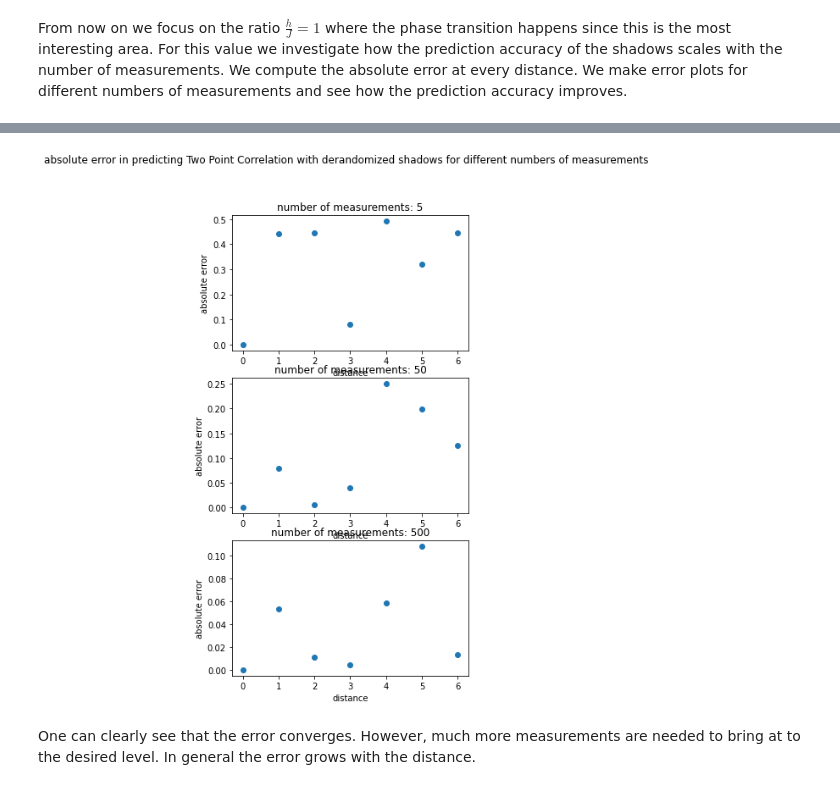
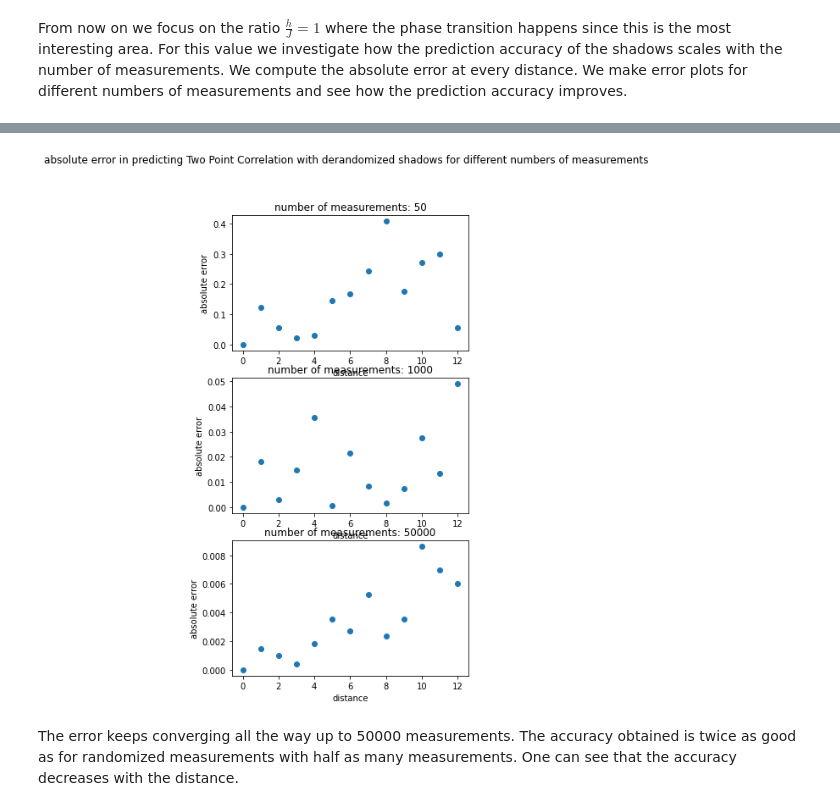
Before and after one commit to LennartBuerger/classical-shadows-for-1d-TFIM-energy-estimation, a Jupyter notebook: display_data/shadow_performance_analysis.ipynb, the cells around one changed output, grey strips where cells are left out. Drawn from its saved outputs; the diff is of its cells as text; code cells hidden in the pictures.

```diff
--- a/display_data/shadow_performance_analysis.ipynb
+++ b/display_data/shadow_performance_analysis.ipynb
@@ -150,7 +149,7 @@ per observable. We focus on the relative error from now on.
 We plot the average relative error per qubit number for different numbers of measurements
 to see how the error scales.
 # %%
-num_of_measurements = np.array([10, 100, 1000])
+num_of_measurements = np.array([100, 5000, 100000])
 fig, axs = plt.subplots(3, 2)
 fig.set_figheight(15)
 fig.set_figwidth(14)
@@ -248,18 +251,22 @@ measurement_two_point_correlation_dict = measurement_two_point_correlation_dict.
 # %%
-num_of_measurements = 200
+num_of_measurements = 5000
 some_ratios_h_j = np.array([0.05, 1.0, 20.0])
 dist = np.arange(0, qubit_num - 1, 1)
 fig, axs = plt.subplots(3,1)
 fig.set_figheight(10)
 fig.set_figwidth(8)
 fig.suptitle('Two Point Correlation for different ratios h/J, ' + str(num_of_measurements) + ' measurements, shadow vs exact')
+index_filter = np.arange(1, num_of_measurements, 2)
 for j in range(0, np.size(some_ratios_h_j)):
     correlation_shadow = np.zeros(qubit_num - 1)
     correlation_brute = np.zeros(qubit_num - 1)
     for i in range(0, np.size(correlation_shadow)):
         ground_state = ground_state_dict[str(1)]['periodic'][str(qubit_num)][str(some_ratios_h_j[j])]
-        measurement = measurement_two_point_correlation_dict[str(some_ratios_h_j[j])][str(i)][0: num_of_measurements]
-        correlation_shadow[i] = BFQuantumState(qubit_num, ground_state).two_point_correlation_shadow(num_of_measurements, measurement , 'derandomized', i, 'Z')
+        measurement = measurement_dict[str(qubit_num)][str(some_ratios_h_j[j])]['derandomized'][0:num_of_measurements*2]
+        measurement_filtered = []
+        for l in range(0, np.size(index_filter)):
+            measurement_filtered.append(measurement[index_filter[l]])
+        correlation_shadow[i] = BFQuantumState(qubit_num, ground_state).two_point_correlation_shadow(num_of_measurements, measurement_filtered , 'derandomized', i, 'Z')
         correlation_brute[i] = BFQuantumState(qubit_num, ground_state).two_point_correlation(i, 'Z')
     axs[j].scatter(dist, correlation_shadow, label = 'shadow')
     axs[j].plot(dist, correlation_brute, 'bo', linestyle = 'dashed', label = 'exact')
@@ -274,26 +281,3 @@ since this is the most interesting area. For this value we investigate how the p
 accuracy of the shadows scales with the number of measurements.
 We compute the absolute error at every distance. We make error plots for different
 numbers of measurements and see how the prediction accuracy improves.
-# %%
-# one has to load the measurement_two_point_corr_dict before executing this code
-# but then the already computed measurements for the other
-# values of h/J will not be deleted
-qubit_num = 8
-num_of_measurements = 500
-batch_size = 100
-some_ratios_h_j = np.array([1.0])
-
-for i in range(0, np.size(some_ratios_h_j)):
-    measurement_two_point_correlation_dict[str(some_ratios_h_j[i])] = {}
-    ground_state = ground_state_dict[str(1)]['periodic'][str(qubit_num)][str(some_ratios_h_j[i])]
-    for j in range(0, qubit_num - 1):
-        print('computing distance d = ' + str(j))
-        measurement_two_point_correlation = []
-        for m in range(0, int(num_of_measurements / batch_size)):
-            measurement_two_point_correlation_batch = BFQuantumState(qubit_num,
-                                                                     ground_state).measurement_shadow(num_of_measurements,
-                                                                                                      'derandomized', [[['Z', 0], ['Z', j]]])
-            for measurements in measurement_two_point_correlation_batch:
-                measurement_two_point_correlation.append(measurements)
-        measurement_two_point_correlation_dict[str(some_ratios_h_j[i])][str(j)] = measurement_two_point_correlation
-np.save(save_direc_measurements_two_point_correlation_derandomized, measurement_two_point_correlation_dict)
@@ -311,27 +284,31 @@ measurement_two_point_correlation_dict = measurement_two_point_correlation_dict.
 # %%
 some_ratios_h_j = np.array([1.0])
-num_of_measurements = np.array([5, 50, 500])
+num_of_measurements = np.array([50, 1000, 50000])
 dist = np.arange(0, qubit_num - 1, 1)
 fig, axs = plt.subplots(3,1)
 fig.set_figheight(10)
 fig.set_figwidth(5)
 fig.suptitle('absolute error in predicting Two Point Correlation with derandomized shadows for different numbers of measurements')
 for l in range(0, np.size(some_ratios_h_j)):
     for j in range(0, np.size(num_of_measurements)):
+        index_filter = np.arange(1, num_of_measurements[j], 2)
         correlation_brute = np.zeros(qubit_num - 1)
         correlation_shadow = np.zeros(qubit_num - 1)
         for i in range(0, qubit_num - 1):
             ground_state = ground_state_dict[str(1)]['periodic'][str(qubit_num)][str(some_ratios_h_j[l])]
-            measurement = measurement_two_point_correlation_dict[str(some_ratios_h_j[l])][str(i)][0:num_of_measurements[j]]
-            correlation_shadow[i] = BFQuantumState(qubit_num, ground_state).two_point_correlation_shadow(num_of_measurements, measurement , 'derandomized', i, 'Z')
+            measurement = measurement_dict[str(qubit_num)][str(some_ratios_h_j[l])]['derandomized'][0:num_of_measurements[j]*2]
+            measurement_filtered = []
+            for m in range(0, np.size(index_filter)):
+                measurement_filtered.append(measurement[index_filter[m]])
+            correlation_shadow[i] = BFQuantumState(qubit_num, ground_state).two_point_correlation_shadow(num_of_measurements, measurement_filtered, 'derandomized', i, 'Z')
             correlation_brute[i] = BFQuantumState(qubit_num, ground_state).two_point_correlation(i, 'Z')
         errors = np.abs(correlation_brute - correlation_shadow)
         axs[j].scatter(dist, errors)
         axs[j].set_title('number of measurements: ' + str(num_of_measurements[j]))
         axs[j].set(xlabel='distance', ylabel = 'absolute error')
 # %% [output]
-[figure, old version]
+[figure, new version]
-# %% [markdown]
-One can clearly see that the error converges. However, much more measurements
-are needed to bring at to the desired level. In general the error grows with the
-distance.
+# %% [markdown]
+The error keeps converging all the way up to 50000 measurements. The accuracy obtained
+is twice as good as for randomized measurements with half as many measurements. One can
+see that the accuracy decreases with the distance.
```
Also changed, not shown: parts of 17 cells of this notebook, 7 other files.
